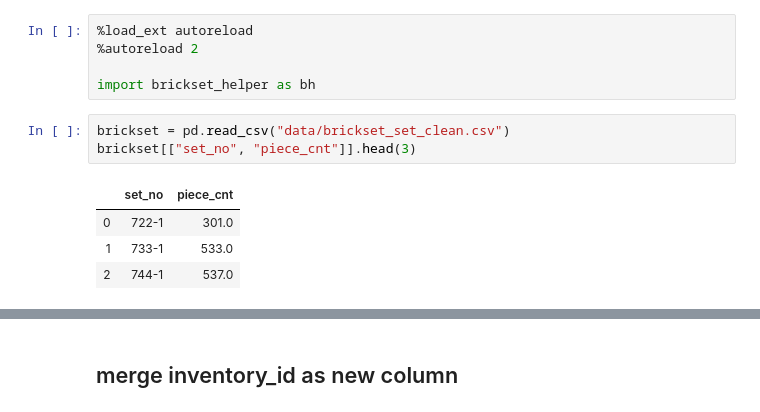
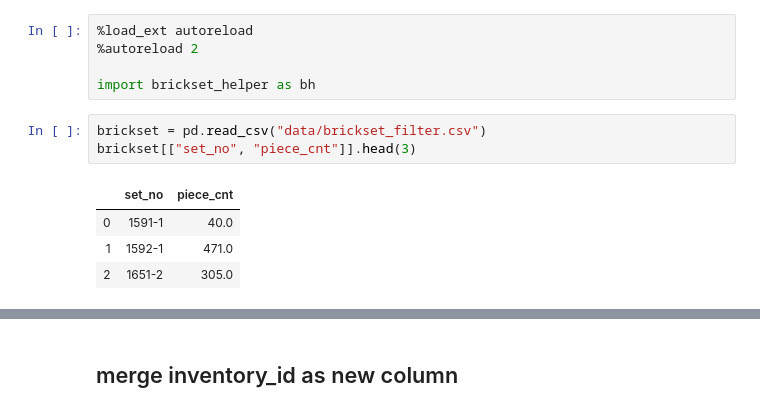
Before and after one commit to PhilBusko/RegressionProject, a Jupyter notebook: 250_merge_brickset_kaggle.ipynb, the cells around one changed output, grey strips where cells are left out. Cells and saved outputs as stored; diff of their text form.

```diff
--- a/250_merge_brickset_kaggle.ipynb
+++ b/250_merge_brickset_kaggle.ipynb
@@ -17,10 +17,10 @@ pd.set_option('display.max_colwidth', -1)
 
 import brickset_helper as bh
 # %%
-brickset = pd.read_csv("data/brickset_set_clean.csv")
+brickset = pd.read_csv("data/brickset_filter.csv")
 brickset[["set_no", "piece_cnt"]].head(3)
 # %% [output]
 |  | set_no | piece_cnt |
-| 0 | 722-1 | 301.0 |
-| 1 | 733-1 | 533.0 |
-| 2 | 744-1 | 537.0 |
+| 0 | 1591-1 | 40.0 |
+| 1 | 1592-1 | 471.0 |
+| 2 | 1651-2 | 305.0 |
```
Also changed, not shown: parts of 13 cells of this notebook, 2 other files.
